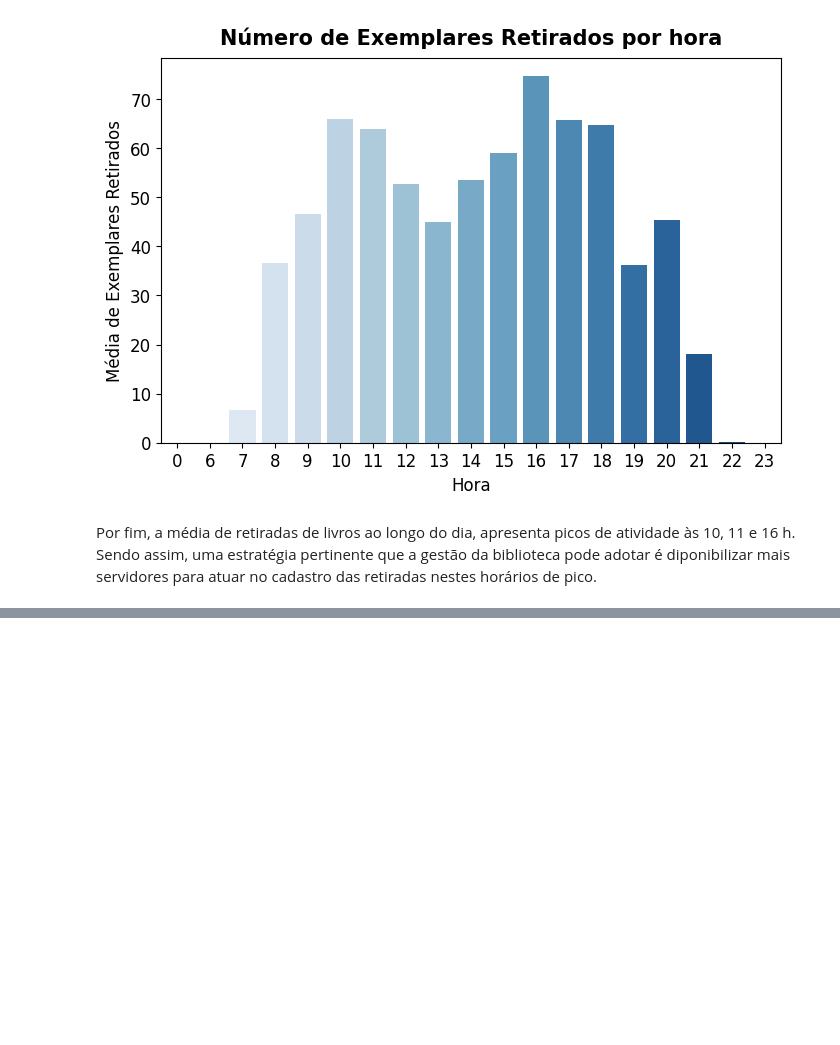
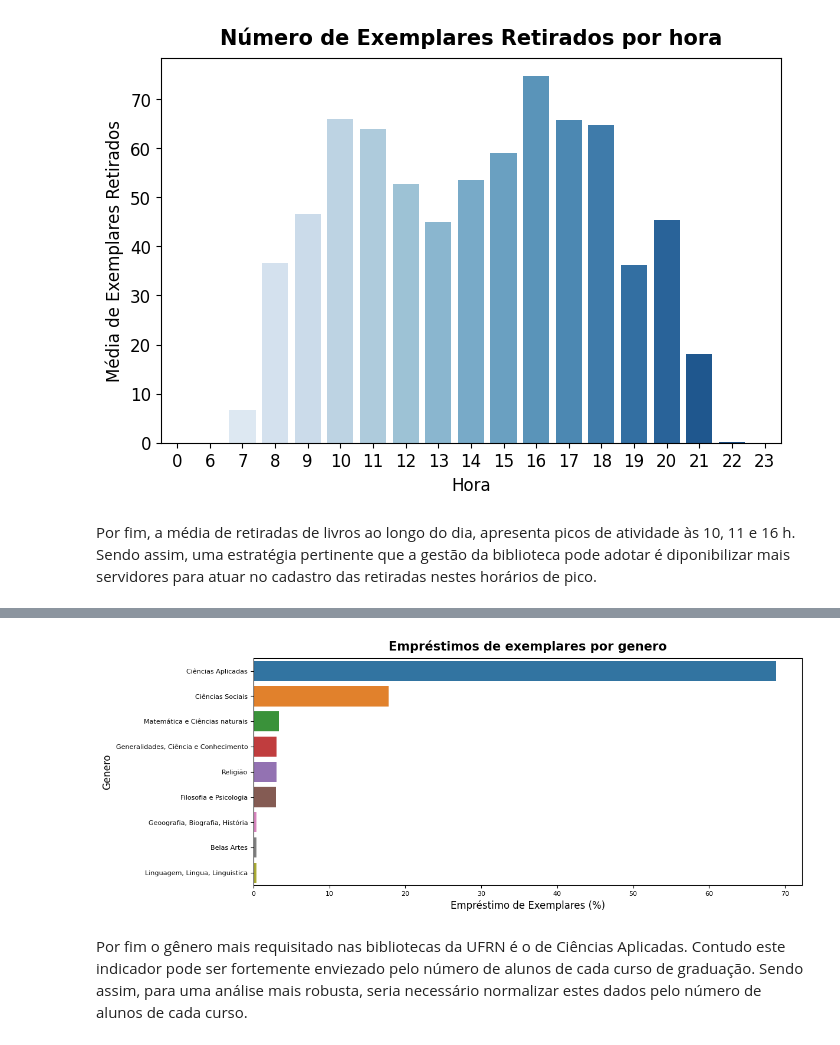
Before and after one commit to higorcenturion/Analise-do-comportamento-de-retiradas-de-livros-dos-acervos-das-bibliotecas-da-UFRN, a Jupyter notebook: 7_days_of_code.ipynb, the cells around one changed output, grey strips where cells are left out. Cells and saved outputs as stored; diff of their text form; code cells hidden in the pictures; blank space fills up the shorter version.

```diff
--- a/7_days_of_code.ipynb
+++ b/7_days_of_code.ipynb
@@ -423,0 +600,9 @@ Por fim, a média de retiradas de livros ao longo do dia, apresenta picos de ati
+# %%
+emprestimos_por_genero = pd.DataFrame(
+    {
+        'Genero' : dados_completos['Genero'].value_counts().index,
+        'Percentual_emprestimo' : (dados_completos['Genero'].value_counts(normalize = True) * 100).to_list()
+    }
+)
+
+emprestimos_por_genero
@@ -423,0 +620,15 @@ Por fim, a média de retiradas de livros ao longo do dia, apresenta picos de ati
+# %%
+fig = plt.figure(figsize = (12, 5))
+
+ax = sns.barplot(data = emprestimos_por_genero, y = 'Genero', x = 'Percentual_emprestimo')
+ax.set_title('Empréstimos de exemplares por genero', fontsize = 15, fontweight = 'bold', pad = 10)
+ax.set_ylabel('Genero', fontsize = 12)
+ax.set_xlabel('Empréstimo de Exemplares (%)', fontsize = 12)
+ax.yaxis.set_tick_params(labelsize = 8)
+ax.xaxis.set_tick_params(labelsize = 8)
+
+plt.show()
+# %% [output]
+[figure, added]
+# %% [markdown]
+Por fim o gênero mais requisitado nas bibliotecas da UFRN é o de Ciências Aplicadas. Contudo este indicador pode ser fortemente enviezado pelo número de alunos de cada curso de graduação. Sendo assim, para uma análise mais robusta, seria necessário normalizar estes dados pelo número de alunos de cada curso.
```
Also changed, not shown: parts of 17 cells of this notebook.
